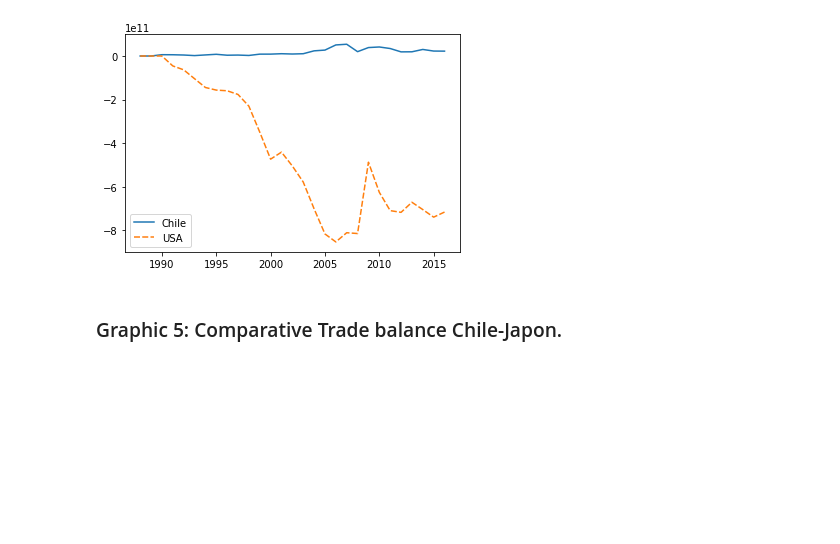
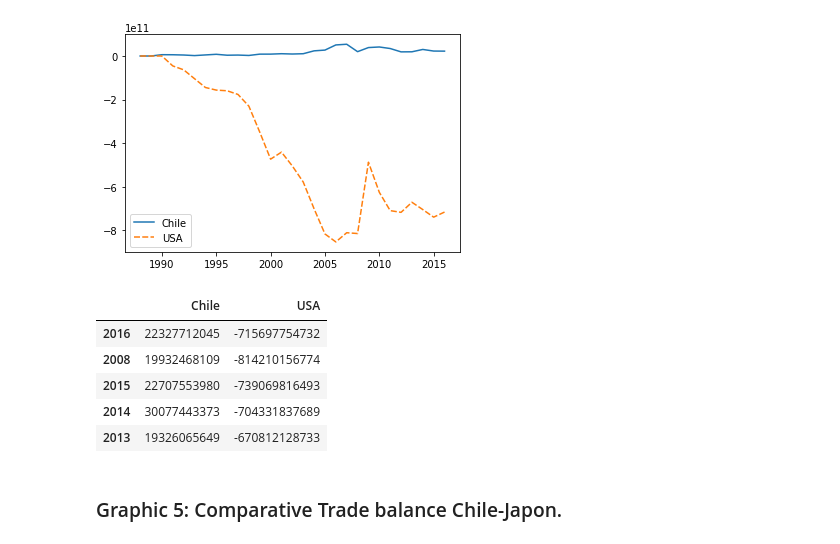
Before and after one commit to cristianBMJ/Data_Analysis_Projects, a Jupyter notebook: global-commodity-trade-until2016.ipynb, the cells around one changed output. Drawn from its saved outputs; the diff is of its cells as text; code cells hidden in the pictures; blank space fills up the shorter version.

```diff
--- a/global-commodity-trade-until2016.ipynb
+++ b/global-commodity-trade-until2016.ipynb
@@ -279,6 +280,15 @@ The folowing figure show that USA has been in **Trade Deficit** a longer several
 trade_dt = trade_balance(df, countries=['Chile','USA'])
 # %% [output]
 [figure]
+# %%
+trade_dt.head()
+# %% [output]
+|  | Chile | USA |
+| 2016 | 22327712045 | -715697754732 |
+| 2008 | 19932468109 | -814210156774 |
+| 2015 | 22707553980 | -739069816493 |
+| 2014 | 30077443373 | -704331837689 |
+| 2013 | 19326065649 | -670812128733 |
 # %% [markdown]
 ### Graphic 5: Comparative Trade balance Chile-Japon.
 # %% [markdown]
```
Also changed, not shown: parts of 8 cells of this notebook.
